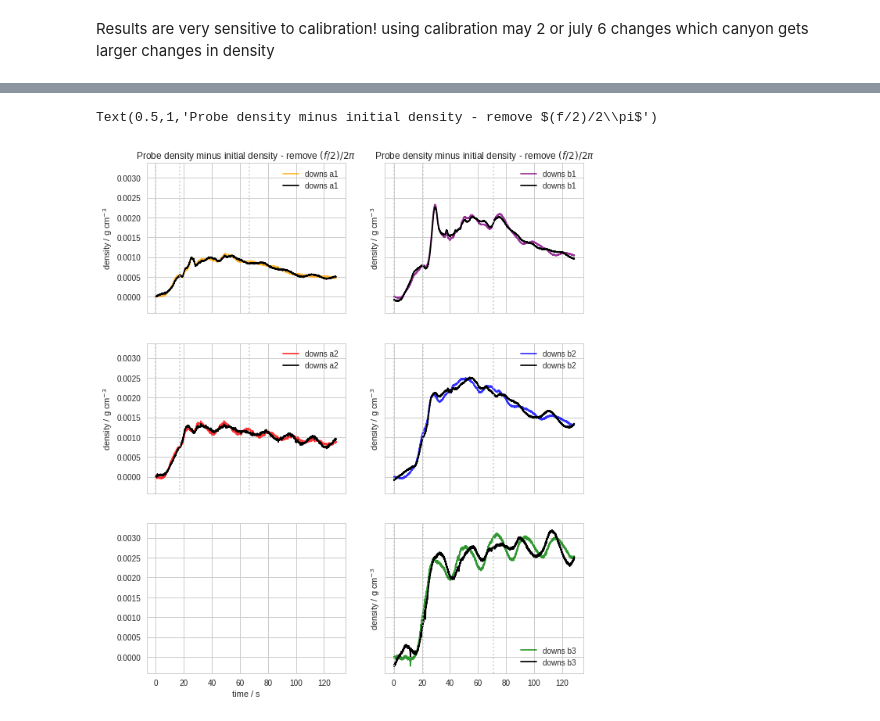
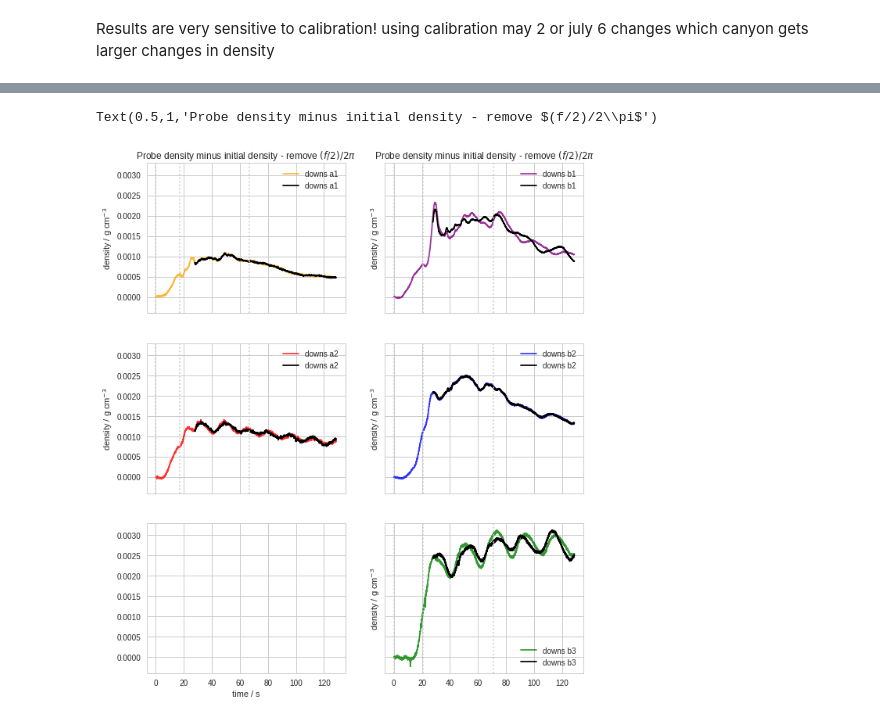
Before and after one commit to UBC-MOAD/MultipleCanyons, a Jupyter notebook: lab/Conduino/notebooks/Oscillations_I.ipynb, the cells around one changed output, grey strips where cells are left out. Cells and saved outputs as stored; diff of their text form; code cells hidden in the pictures.

```diff
--- a/lab/Conduino/notebooks/Oscillations_I.ipynb
+++ b/lab/Conduino/notebooks/Oscillations_I.ipynb
@@ -179,7 +179,8 @@ Text(0.5,1,'Probe density')
 [figure]
 # %%
 fig, ((ax0,ax1),(ax2,ax3),(ax4,ax5)) = plt.subplots(3,2, figsize=(10,12), sharey=True, sharex=True)
-labels = [['ups low N','downs low N'],['ups high N', 'downs high N'],['ups low N', 'downs low N'],
+labels = [['ups low N','downs low N'],['ups high N', 'downs high N'],
+          ['ups low N', 'downs low N'],
           ['ups high N', 'downs high N'],['ups highest N', 'downs highest N']]
 colors = ['orange','red','purple', 'blue', 'green']
 axs = [ax0,ax2,ax1,ax3,ax5]
@@ -217,9 +218,11 @@ for lab, col, ii, ax, forc, f in zip(labels, colors, range(len(colors)), axs, fo
 
     f0 = (f/2)/(2*np.pi) # f/2 is omega, table speed in rad/s, /2pi to get rid of rad
 
-    res_ups, har_ups = ctools.filter_freq(times[:,ii],ups_density[:,ii]-ups_density[:,ii][0],f0)
-    ax.plot(times[:,ii],ups_density[:,ii]-ups_density[:,ii][0],'-', label='residual', color=col, alpha=0.8)
-    ax.plot(times[:,ii],res_ups,'-', label=lab[0], color='k')
+    res_ups, har_ups = ctools.filter_freq(times[650:,ii],
+                                          ups_density[650:,ii]-ups_density[:,ii][0],f0)
+    ax.plot(times[:,ii],ups_density[:,ii]-ups_density[:,ii][0],'-', label='residual',
+            color=col, alpha=0.8)
+    ax.plot(times[650:,ii],res_ups,'-', label=lab[0], color='k')
 
     if forc == 'a':
         plot_uprofile(ax,t0_a,t1_a)
@@ -237,32 +240,33 @@ Text(0.5,1,'Probe density minus initial density - remove $(f/2)/2\\pi$')
 # %%
 fig, ((ax0,ax1),(ax2,ax3),(ax4,ax5)) = plt.subplots(3,2, figsize=(10,12), sharey=True, sharex=True)
 labels = [['ups a1','downs a1'],['ups a2', 'downs a2'],['ups b1', 'downs b1'],
           ['ups b2', 'downs b2'],['ups b3', 'downs b3']]
 colors = ['orange','red','purple', 'blue', 'green']
 axs = [ax0,ax2,ax1,ax3,ax5]
 forcing = ['a','a','b','b','b']
 fs = [0.7,0.7,0.5,0.5,0.5]
 for lab, col, ii, ax, forc, f in zip(labels, colors, range(len(colors)), axs, forcing, fs):
 
     f0 = (f/2)/(2*np.pi) # f/2 is omega, table speed in rad/s, /2pi to get rid of rad
 
-    res_dns, har_dns = ctools.filter_freq(times[:,ii],dns_density[:,ii]-dns_density[:,ii][0],f0)
+    res_dns, har_dns = ctools.filter_freq(times[650:,ii],
+                                          dns_density[650:,ii]-dns_density[:,ii][0],f0)
     ax.plot(times[:,ii],dns_density[:,ii]-dns_density[:,ii][0],'-', label=lab[1], color=col, alpha=0.8)
-    ax.plot(times[:,ii],res_dns,'-', label=lab[1], color='k')
+    ax.plot(times[650:,ii],res_dns,'-', label=lab[1], color='k')
 
     if forc == 'a':
         plot_uprofile(ax,t0_a,t1_a)
     else:
         plot_uprofile(ax,t0_b,t1_b)
 
     ax.legend()
     ax.set_ylabel('density / g cm$^{-3}$')
 ax4.set_xlabel('time / s')
 ax0.set_title('Probe density minus initial density - remove $(f/2)/2\pi$')
 ax1.set_title('Probe density minus initial density - remove $(f/2)/2\pi$')
 # %% [output]
 Text(0.5,1,'Probe density minus initial density - remove $(f/2)/2\\pi$')
-[figure, old version]
+[figure, new version]
 # %%
 fig, ((ax0,ax1),(ax2,ax3),(ax4,ax5)) = plt.subplots(3,2, figsize=(10,12), sharey=True, sharex=True)
 labels = [['ups a1','downs a1'],['ups a2', 'downs a2'],['ups b1', 'downs b1'],
```
Also changed, not shown: parts of 3 cells of this notebook, 2 other files.
